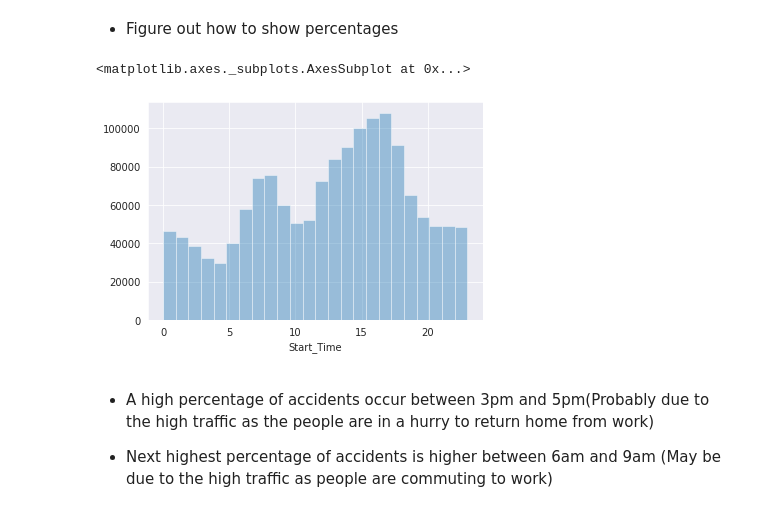
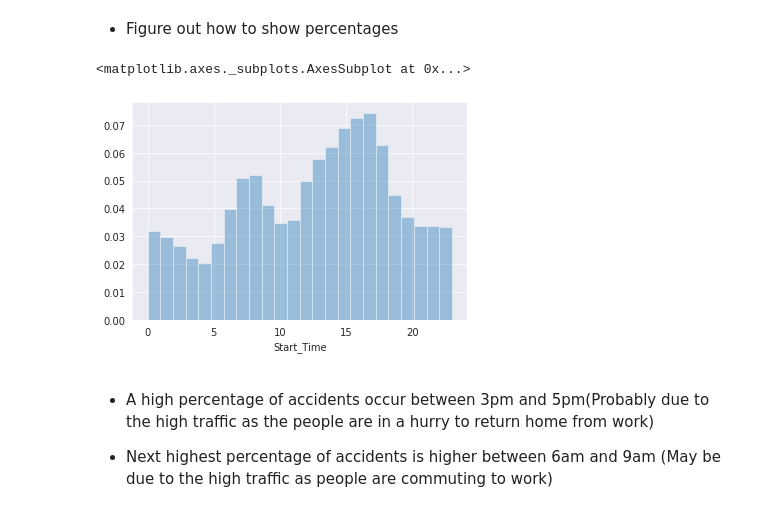
Before and after one commit to Mazum27/US_Accidents_Exploratory_Data_Analysis, a Jupyter notebook: US_Accident_Exploratory_data_analysis.ipynb, the cells around one changed output. Saved outputs shown, nothing was run; the diff lists cells and outputs as text; code cells hidden in the pictures.

```diff
--- a/US_Accident_Exploratory_data_analysis.ipynb
+++ b/US_Accident_Exploratory_data_analysis.ipynb
@@ -319,10 +320,10 @@ Name: Start_Time, Length: 1516064, dtype: int64
 # %% [markdown]
  - Figure out how to show percentages
 # %%
-sns.distplot(df.Start_Time.dt.hour, bins=24, kde=False)
+sns.distplot(df.Start_Time.dt.hour, bins=24, kde=False, norm_hist= True)
 # %% [output]
 <matplotlib.axes._subplots.AxesSubplot at 0x...>
-[figure, old version]
+[figure, new version]
 # %% [markdown]
  - A high percentage of accidents occur between 3pm and 5pm(Probably due to the high traffic as the people are in a hurry to return home from work)
 
```
Also changed, not shown: parts of 17 cells of this notebook.
